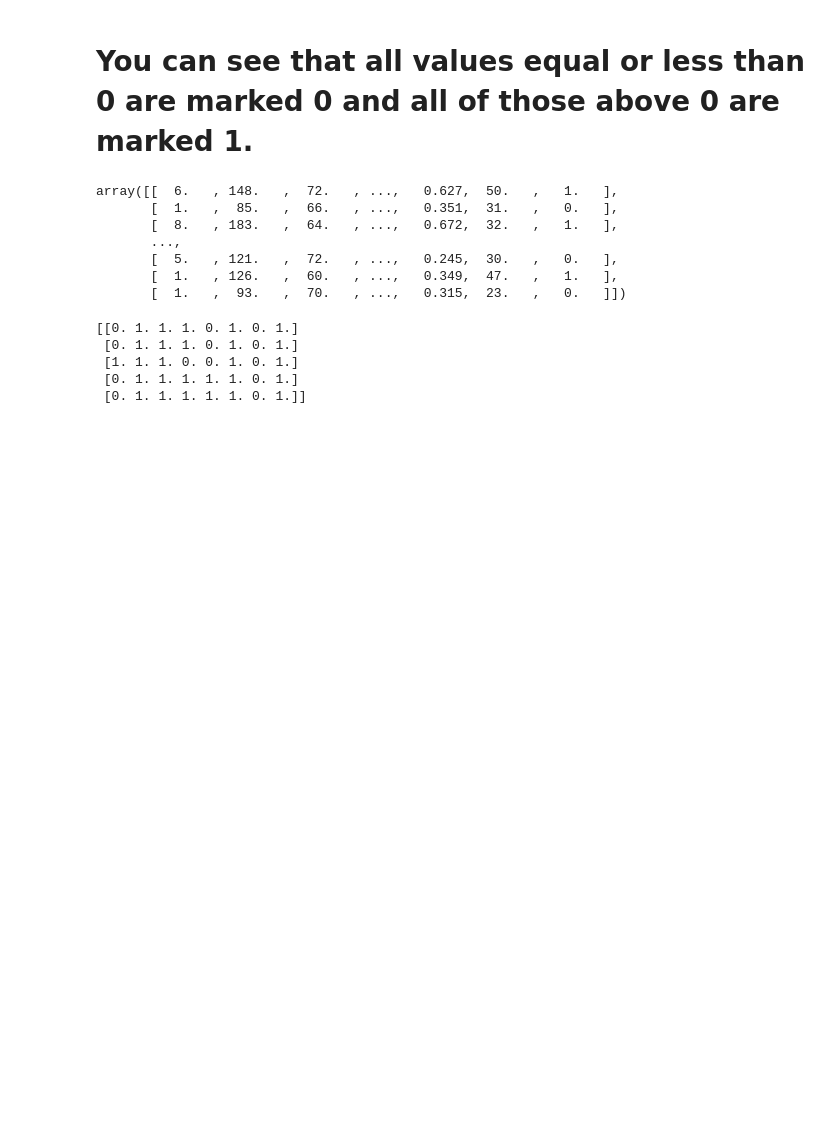
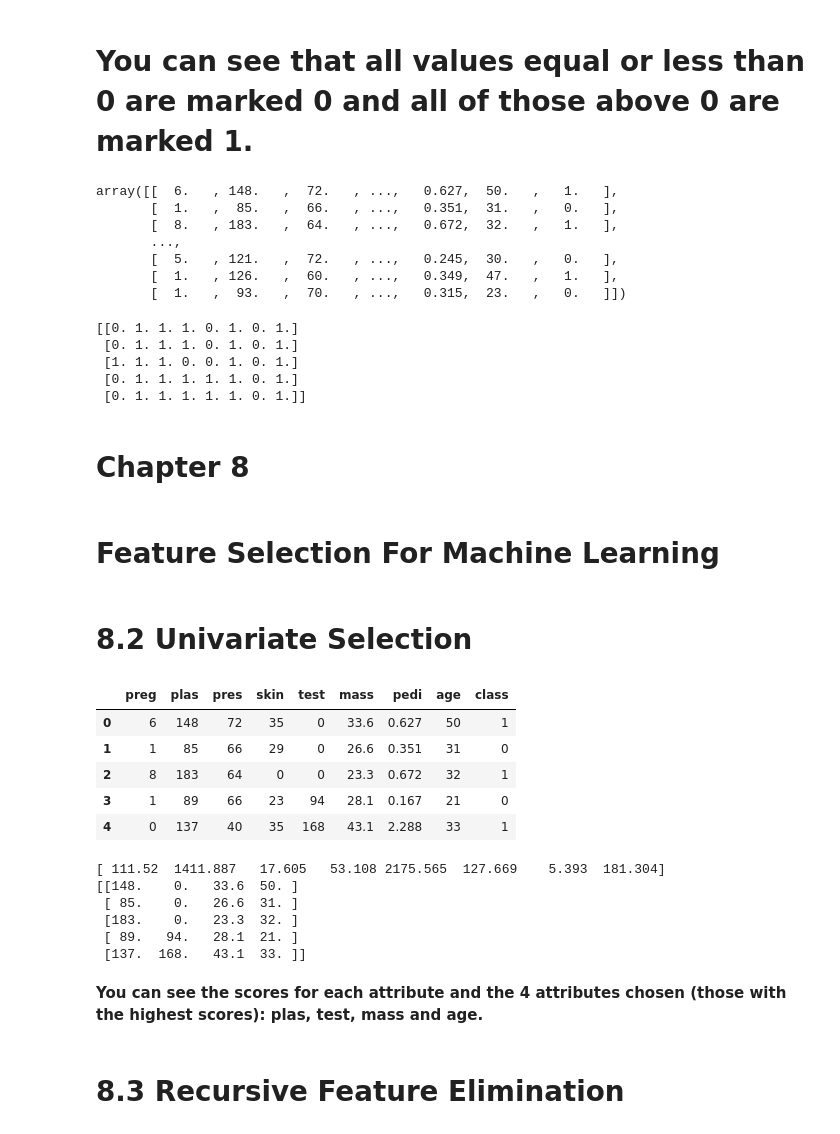
Before and after one commit to FarhanaSuci/MachineLearning, a Jupyter notebook: Lecture2.ipynb, the cells around one changed output. Drawn from its saved outputs; the diff is of its cells as text; code cells hidden in the pictures; blank space fills up the shorter version.

Commit message:
Chapter -8 Added

```diff
--- a/Lecture2.ipynb
+++ b/Lecture2.ipynb
@@ -148,3 +148,9 @@ array([[  6.   , 148.   ,  72.   , ...,   0.627,  50.   ,   1.   ],
  [1. 1. 1. 0. 0. 1. 0. 1.]
  [0. 1. 1. 1. 1. 1. 0. 1.]
  [0. 1. 1. 1. 1. 1. 0. 1.]]
+# %% [markdown]
+# Chapter 8
+# %% [markdown]
+#  Feature Selection For Machine Learning
+# %% [markdown]
+#  8.2 Univariate Selection
@@ -150,0 +161,32 @@ array([[  6.   , 148.   ,  72.   , ...,   0.627,  50.   ,   1.   ],
+# %%
+data.head(5)
+# %% [output]
+|  | preg | plas | pres | skin | test | mass | pedi | age | class |
+| 0 | 6 | 148 | 72 | 35 | 0 | 33.6 | 0.627 | 50 | 1 |
+| 1 | 1 | 85 | 66 | 29 | 0 | 26.6 | 0.351 | 31 | 0 |
+| 2 | 8 | 183 | 64 | 0 | 0 | 23.3 | 0.672 | 32 | 1 |
+| 3 | 1 | 89 | 66 | 23 | 94 | 28.1 | 0.167 | 21 | 0 |
+| 4 | 0 | 137 | 40 | 35 | 168 | 43.1 | 2.288 | 33 | 1 |
+# %%
+ X = array[:,0:8]
+ Y = array[:,8]
+ # feature extraction
+ test = SelectKBest(score_func=chi2, k=4)
+ fit = test.fit(X, Y)
+ # summarize scores
+ set_printoptions(precision=3)
+ print(fit.scores_)
+ features = fit.transform(X)
+ # summarize selected features
+ print(features[0:5,:])
+# %% [output]
+[ 111.52  1411.887   17.605   53.108 2175.565  127.669    5.393  181.304]
+[[148.    0.   33.6  50. ]
+ [ 85.    0.   26.6  31. ]
+ [183.    0.   23.3  32. ]
+ [ 89.   94.   28.1  21. ]
+ [137.  168.   43.1  33. ]]
+# %% [markdown]
+**You can see the scores for each attribute and the 4 attributes chosen (those with the highest scores): plas, test, mass and age.**
+# %% [markdown]
+# 8.3 Recursive Feature Elimination
```
Also changed, not shown: parts of 12 cells of this notebook.
